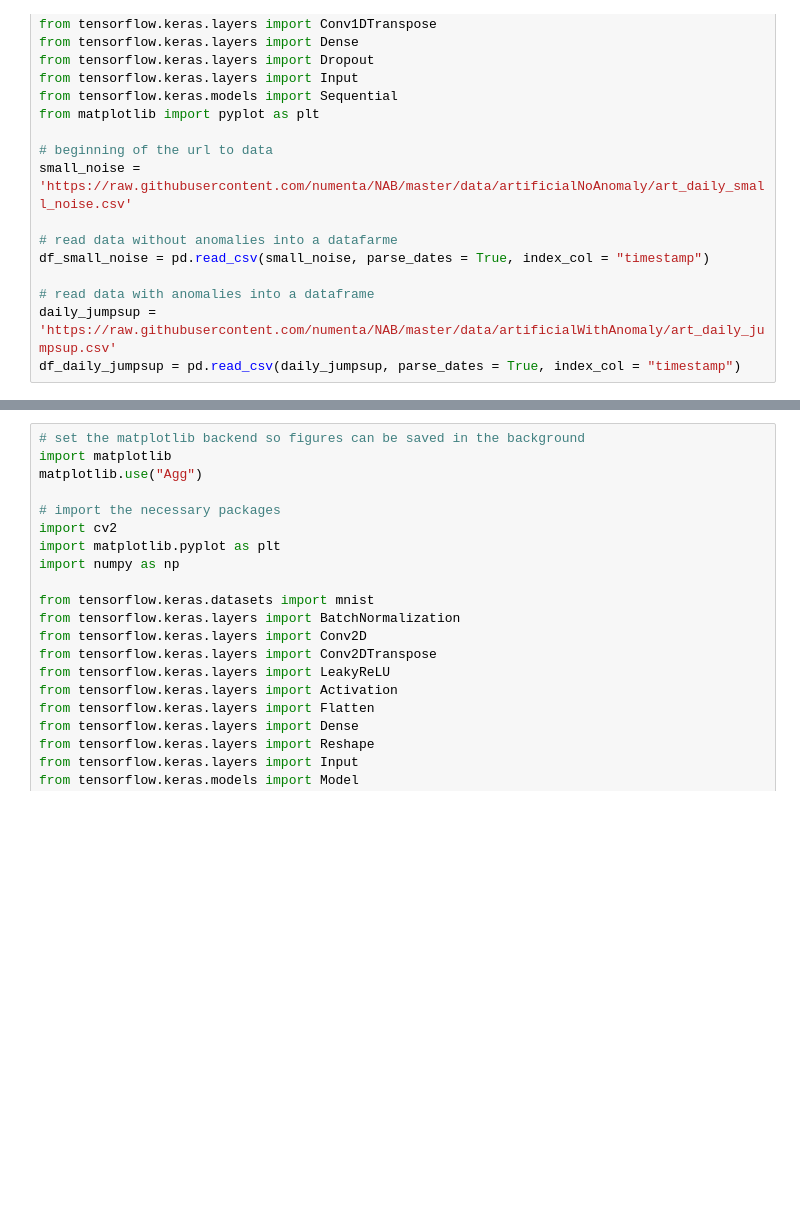
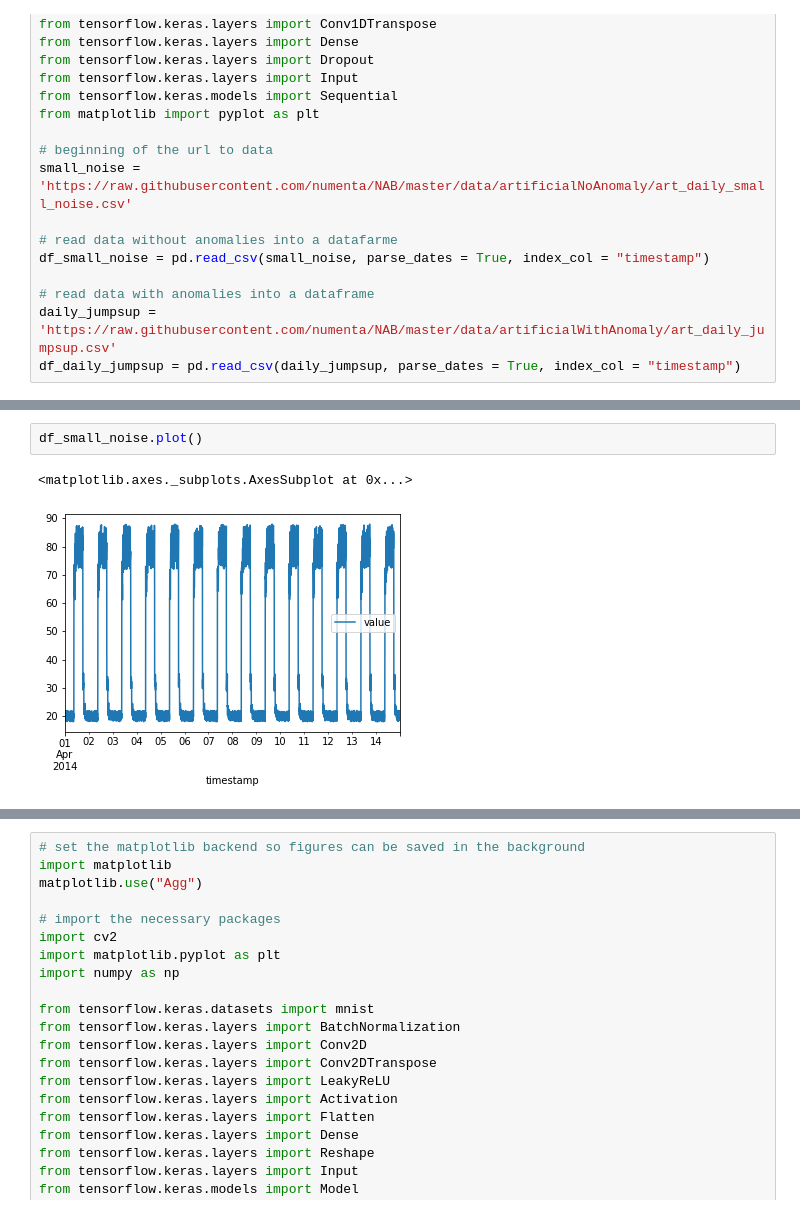
Before and after one commit to rtwhite1546/Fall-2020-Neural-Networks, a Jupyter notebook: Week-16/Untitled.ipynb, the cells around one changed output, grey strips where cells are left out. Cells and saved outputs as stored; diff of their text form; blank space fills up the shorter version.

```diff
--- a/Week-16/Untitled.ipynb
+++ b/Week-16/Untitled.ipynb
@@ -20,0 +55,5 @@ df_daily_jumpsup = pd.read_csv(daily_jumpsup, parse_dates = True, index_col = "t
+# %%
+df_small_noise.plot()
+# %% [output]
+<matplotlib.axes._subplots.AxesSubplot at 0x...>
+[figure, added]
```
Also changed, not shown: parts of 6 cells of this notebook, 1 other file.
